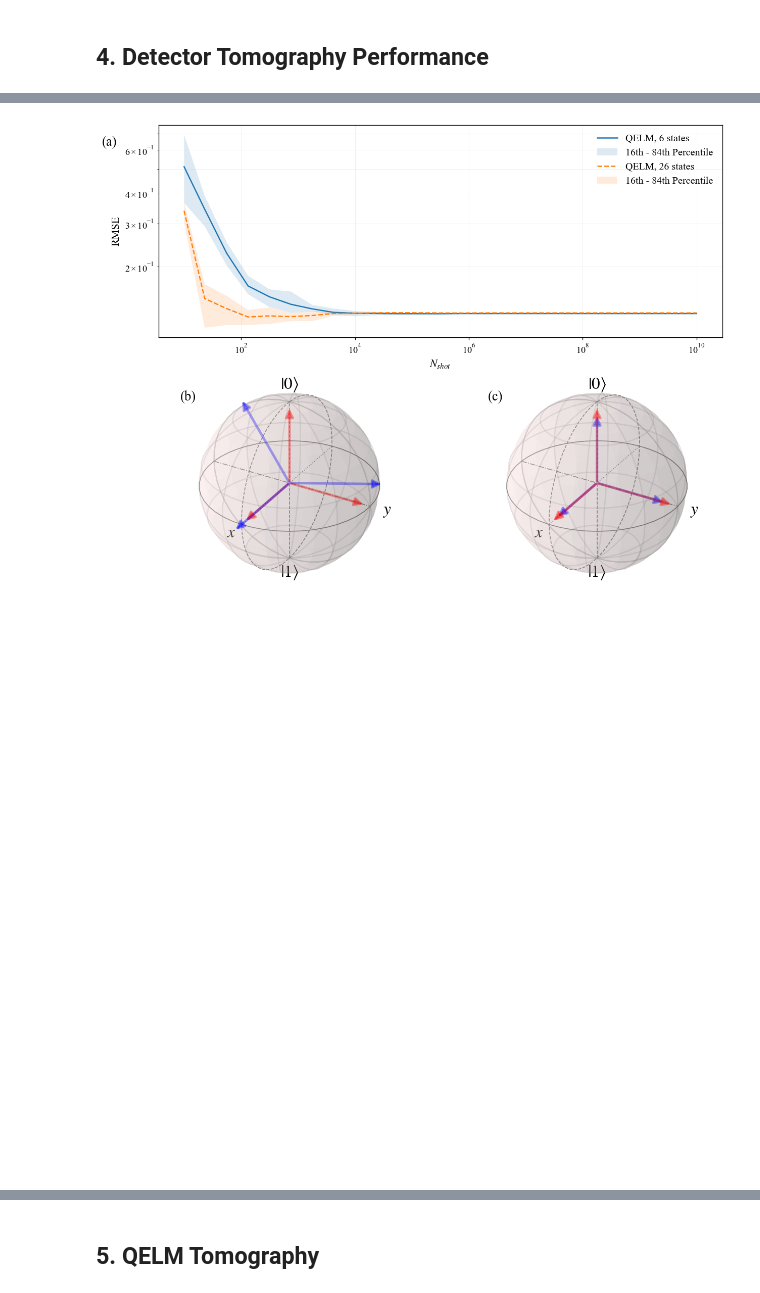
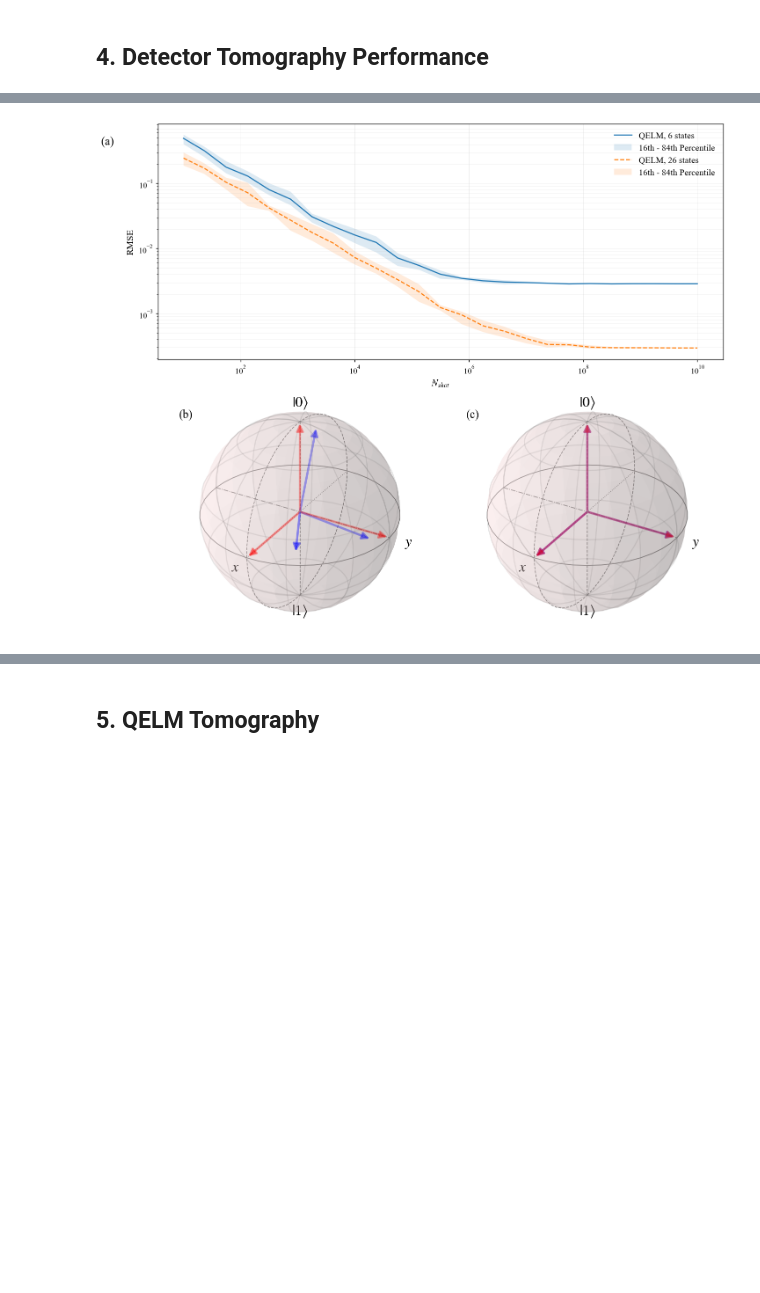
Before and after one commit to Mmackinnon01/QRes, a Jupyter notebook: 260420_equal1_tomography.ipynb, the cells around one changed output, grey strips where cells are left out. Cells and saved outputs as stored; diff of their text form; code cells hidden in the pictures; blank space fills up the shorter version.

```diff
--- a/260420_equal1_tomography.ipynb
+++ b/260420_equal1_tomography.ipynb
@@ -266,13 +260,6 @@ if save:
 # %% [markdown]
 Configure POVM with inaccurate readout
 # %%
-if noise_active:
-    e0 = 0.01
-    e1 = 0.03
-else:
-    e0 = 0
-    e1 = 0
-
 def generateNoisyPOVM(e0, e1):
     povm1 = Operator(np.array([[1-e0,0],[0,e1]]))
     povm2 = Operator(np.array([[e0,0],[0,1-e1]]))
@@ -751,9 +737,21 @@ def optimize_readout_loocv(X, Y, lambdas):
     optimal_lambda = lambdas[optimal_idx]
 
     return optimal_lambda
+# %%
+from scipy.optimize import minimize_scalar
+
+def scoreAlpha(x_tr, y_tr, alpha=0):
+    x_tr_reduced = np.array([[np.mean(row[0]), np.mean(row[1]), np.mean(row[2])] for row in x_tr])
+    reg = Ridge(alpha=alpha)
+    reg.fit(x_tr_reduced, y_tr)
+    r = reg.predict(x_tr_reduced[:1])[0]
+    if np.sum(r**2).real > 1:
+        r= r/np.sum(r**2).real
+    est_state = bloch_to_density(r)
+    return 1-fidelity(DensityMatrix(np.array([[1,0],[0,0]])), est_state)
 # %%
 from sklearn.linear_model import Ridge
-def QELMTomography(reg_func, training_states, noisy_training_circuits, n_state_preps, circs, circ_shots, alpha=0):
+def QELMTomography(reg_func, training_states, noisy_training_circuits, n_state_preps, circs, alpha=0):
     x_tr = []
     y_tr = []
 
@@ -771,7 +769,9 @@ def QELMTomography(reg_func, training_states, noisy_training_circuits, n_state_p
             reg = LinearRegression()
             reg.fit(x_tr_reduced, y_tr, fit_intercept=True, r=4)
         else:
-            reg = Ridge(alpha=alpha)
+            opt_alpha = minimize_scalar(lambda a: scoreAlpha(x_tr_reduced, y_tr, a), bounds=(0, 10), method='bounded').x
+            print(opt_alpha)
+            reg = Ridge(alpha=opt_alpha)
             reg.fit(x_tr_reduced, y_tr)
         regs.append(reg)
     return regs
@@ -815,4 +815,4 @@ def qelmStateTomographyInfidelity(regs, shots, reg_func, circs, Us, thermal=True
 qelm_regs = []
 
 for size in range(len(training_data_sizes)):
-    qelm_regs.append([[QELMTomography(thermal_register_func, training_states[size], training_rotations_noisy[size], [1], qelm_circs(shot), shot, alpha=0)[0] for shot in shots] for trial in tqdm(range(trials))])
+    qelm_regs.append([[QELMTomography(thermal_register_func, training_states[size], training_rotations_noisy[size], [1], qelm_circs(shot), alpha=True)[0] for shot in shots] for trial in tqdm(range(trials))])
@@ -1166,7 +1215,7 @@ def det_reg_to_op(reg):
 
 these_regs = qelm_regs
 
-obs =  [(op @ I(2).tensor(Operator(generateThermalRegister(0.56).partialTrace((2,2,2),(1,2)).matrix))).partialTrace((2,2,2),(0,)) for op in reversePauliOps(noisy_S, noisy_H, noisy_CNOT1, lambda_dep_1, lambda_dep_2)]
+obs =  [(op @ I(2).tensor(Operator(generateThermalRegister(0).partialTrace((2,2,2),(1,2)).matrix))).partialTrace((2,2,2),(0,)) for op in reversePauliOps(noisy_S, noisy_H, noisy_CNOT1, lambda_dep_1, lambda_dep_2)]
 res = [[[average_rmse_ob(reg, obs) for reg in reg_trials] for reg_trials in reg_set] for reg_set in these_regs]
 res_mean = np.mean(res, axis=1)
 res_lower = np.percentile(res, 16, axis=1)
@@ -1226,32 +1275,31 @@ ax_bl = fig.add_subplot(gs[1, 0], projection='3d')
 b1 = Bloch(axes=ax_bl)
 b1.vector_color = ['r', 'r', 'r', 'b', 'b', 'b']
 b1.vector_alpha = [0.4, 0.4, .4, .4, .4, .4]
 for op in ideal_ops:
     b1.add_vectors(operator_to_bloch_vector(op))
 for op in all_sets[0]:
     b1.add_vectors(operator_to_bloch_vector(op))
 b1.render()
 
 # 4. Bottom Right: Bloch Sphere 2
 ax_br = fig.add_subplot(gs[1, 1], projection='3d')
 b2 = Bloch(axes=ax_br)
 b2.vector_color = ['r', 'r', 'r', 'b', 'b', 'b']
 b2.vector_alpha = [0.4, 0.4, .4, .4, .4, .4]
 # Simulate a heavily depolarized result
 for op in ideal_ops:
     b2.add_vectors(operator_to_bloch_vector(op))
 for op in all_sets[1]:
     b2.add_vectors(operator_to_bloch_vector(op))
 b2.render()
 
 # Pass 0 for the 'z' argument, then use transAxes to override it
 ax_bl.annotate('(b)', xy=(0, 0.95), xycoords='axes fraction',
                fontsize=16, va='top')
 ax_br.annotate('(c)', xy=(0, 0.95), xycoords='axes fraction',
                fontsize=16, va='top')
 plt.tight_layout()
 if save:
     fig.savefig("Plots/detector_tomo_rmse.pdf")
 # %% [output]
-[figure, old version]
+[figure, new version]
-[figure, removed]
```
Also changed, not shown: parts of 38 cells of this notebook, 2 other files.
